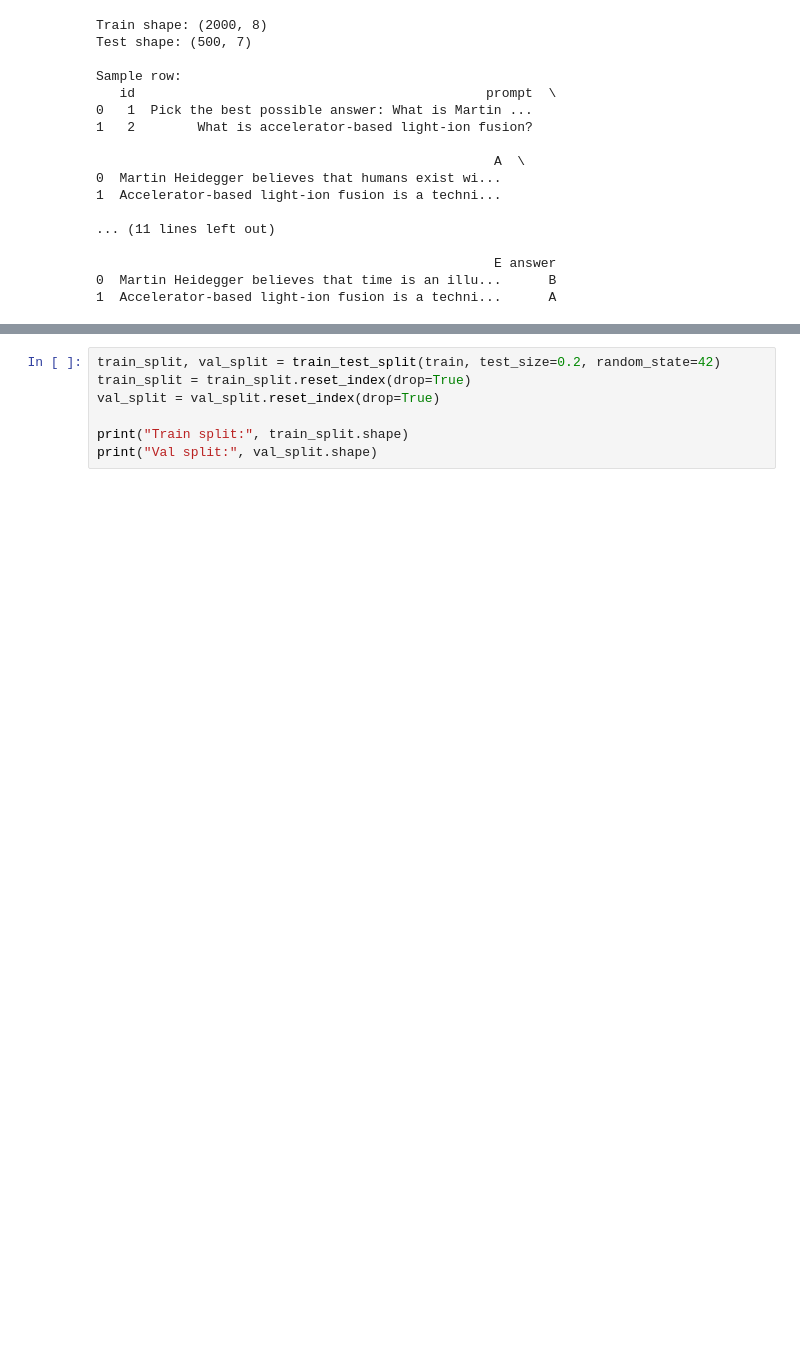
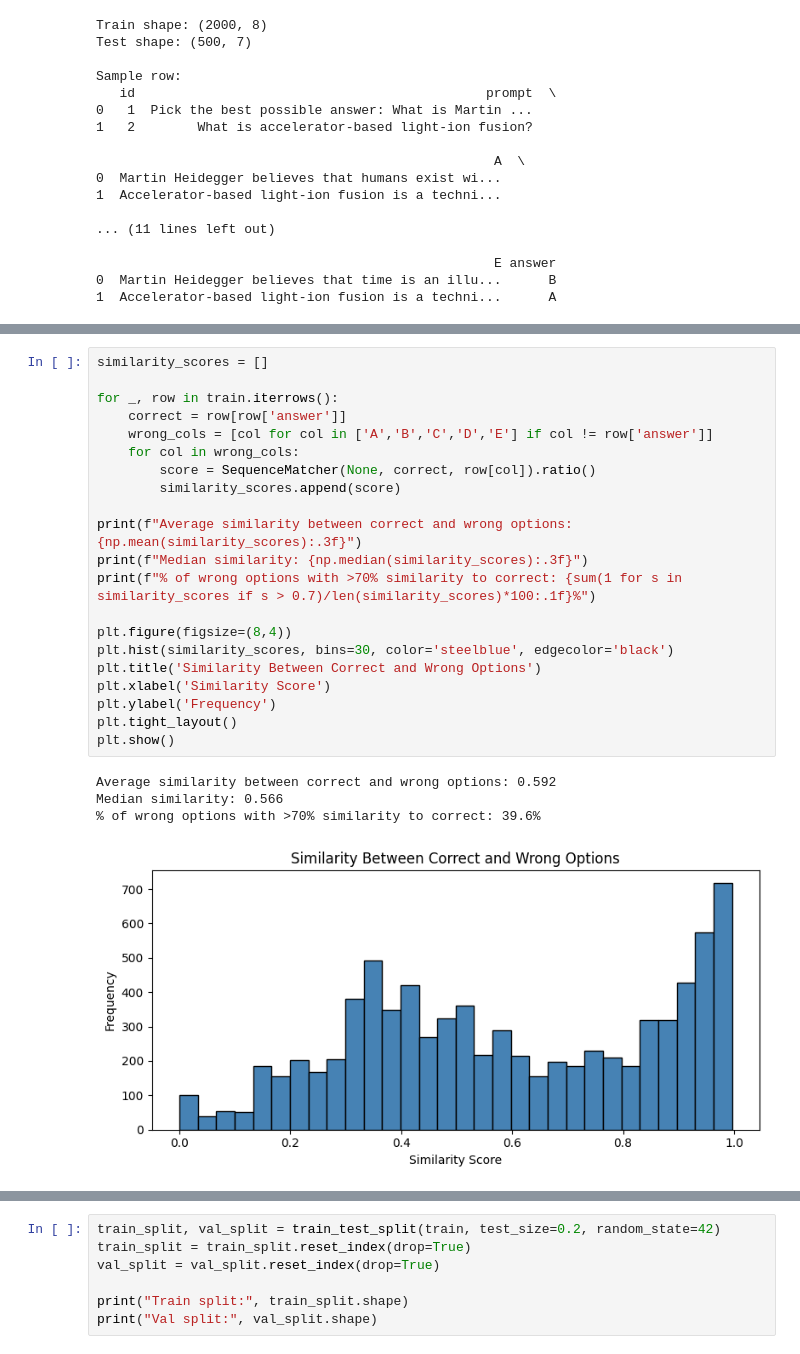
Before and after one commit to meetbatra/dl-23f2005025-notebook-t12026, a Jupyter notebook: dl-23f2005025-notebook-t12026.ipynb, the cells around one changed output, grey strips where cells are left out. Saved outputs shown, nothing was run; the diff lists cells and outputs as text; blank space fills up the shorter version.

```diff
--- a/dl-23f2005025-notebook-t12026.ipynb
+++ b/dl-23f2005025-notebook-t12026.ipynb
@@ -83,0 +331,26 @@ Sample row:
+# %%
+similarity_scores = []
+
+for _, row in train.iterrows():
+    correct = row[row['answer']]
+    wrong_cols = [col for col in ['A','B','C','D','E'] if col != row['answer']]
+    for col in wrong_cols:
+        score = SequenceMatcher(None, correct, row[col]).ratio()
+        similarity_scores.append(score)
+
+print(f"Average similarity between correct and wrong options: {np.mean(similarity_scores):.3f}")
+print(f"Median similarity: {np.median(similarity_scores):.3f}")
+print(f"% of wrong options with >70% similarity to correct: {sum(1 for s in similarity_scores if s > 0.7)/len(similarity_scores)*100:.1f}%")
+
+plt.figure(figsize=(8,4))
+plt.hist(similarity_scores, bins=30, color='steelblue', edgecolor='black')
+plt.title('Similarity Between Correct and Wrong Options')
+plt.xlabel('Similarity Score')
+plt.ylabel('Frequency')
+plt.tight_layout()
+plt.show()
+# %% [output]
+Average similarity between correct and wrong options: 0.592
+Median similarity: 0.566
+% of wrong options with >70% similarity to correct: 39.6%
+[figure, added]
```
Also changed, not shown: parts of 67 cells of this notebook.
